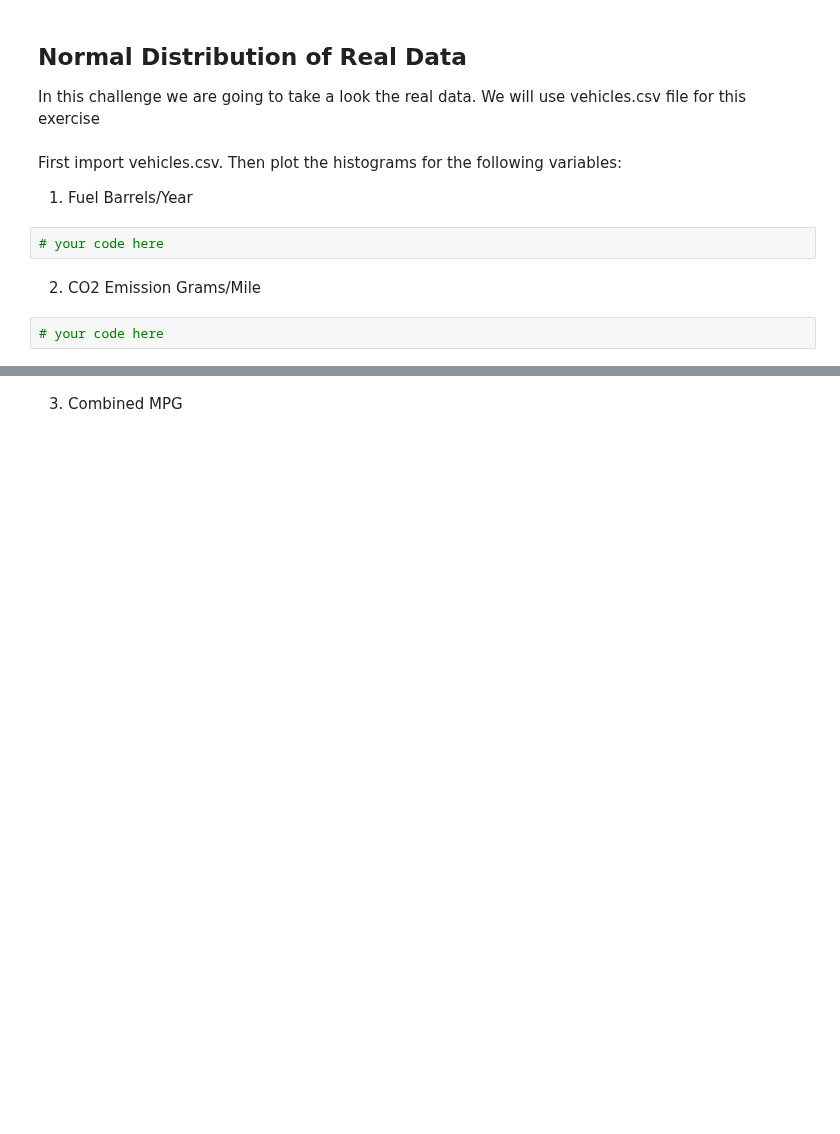
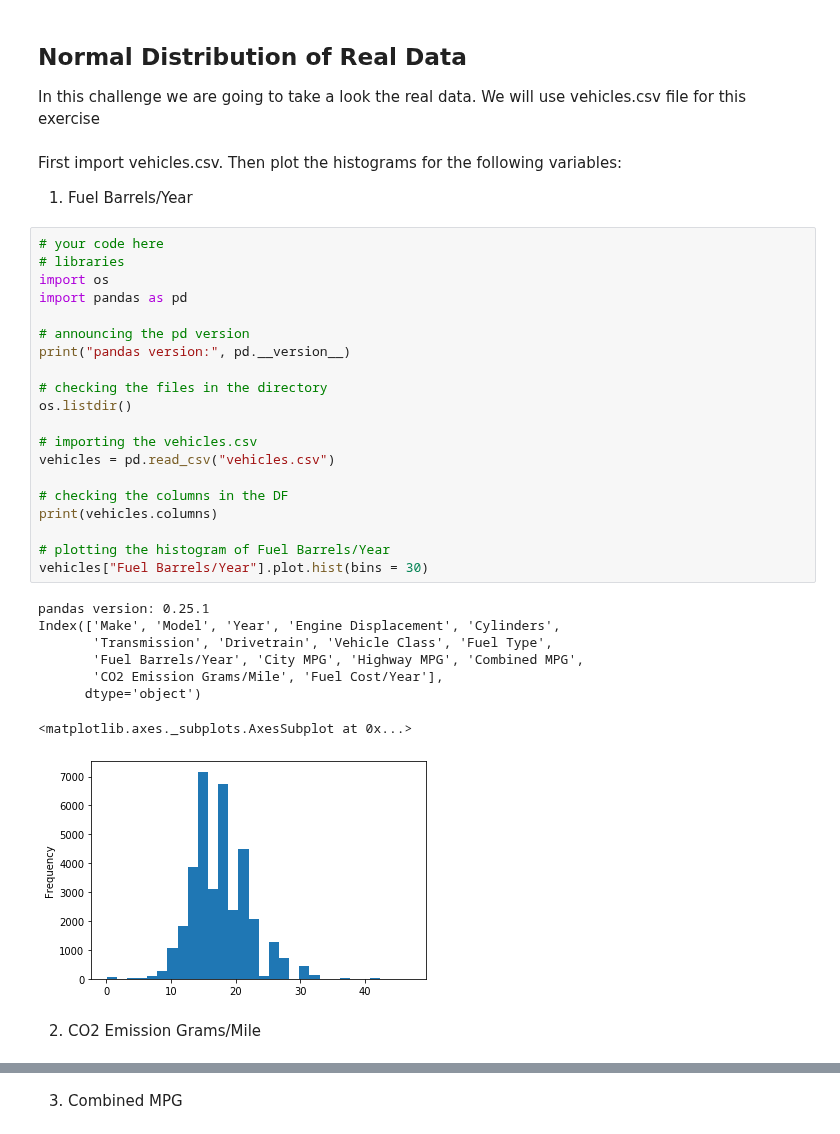
Before and after one commit to ta-data-lis/lab-probability-distributions, a Jupyter notebook: your-code/continuous.ipynb, the cells around one changed output, grey strips where cells are left out. Cells and saved outputs as stored; diff of their text form; blank space fills up the shorter version.

```diff
--- a/your-code/continuous.ipynb
+++ b/your-code/continuous.ipynb
@@ -77,9 +135,34 @@ First import vehicles.csv.
 Then plot the histograms for the following variables:
 
 1. Fuel Barrels/Year
-# %%
-# your code here
+# %%
+# your code here
+# libraries
+import os
+import pandas as pd
+
+# announcing the pd version
+print("pandas version:", pd.__version__)
+
+# checking the files in the directory
+os.listdir()
+
+# importing the vehicles.csv
+vehicles = pd.read_csv("vehicles.csv")
+
+# checking the columns in the DF
+print(vehicles.columns)
+
+# plotting the histogram of Fuel Barrels/Year
+vehicles["Fuel Barrels/Year"].plot.hist(bins = 30)
+# %% [output]
+pandas version: 0.25.1
+Index(['Make', 'Model', 'Year', 'Engine Displacement', 'Cylinders',
+       'Transmission', 'Drivetrain', 'Vehicle Class', 'Fuel Type',
+       'Fuel Barrels/Year', 'City MPG', 'Highway MPG', 'Combined MPG',
+       'CO2 Emission Grams/Mile', 'Fuel Cost/Year'],
+      dtype='object')
+<matplotlib.axes._subplots.AxesSubplot at 0x...>
+[figure, added]
 # %% [markdown]
 2. CO2 Emission Grams/Mile
-# %%
-# your code here
```
Also changed, not shown: parts of 18 cells of this notebook.
